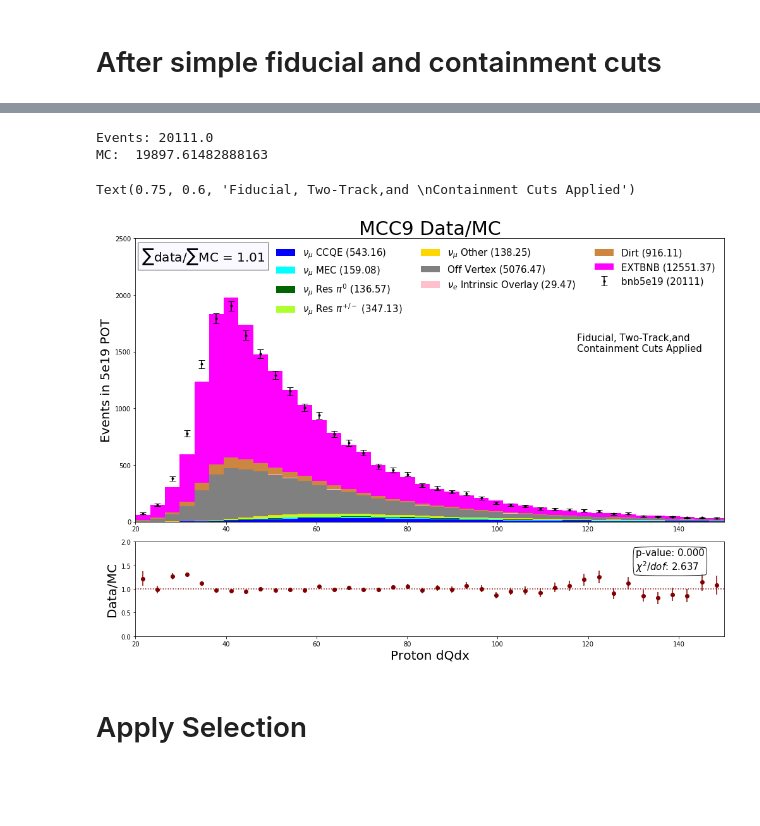
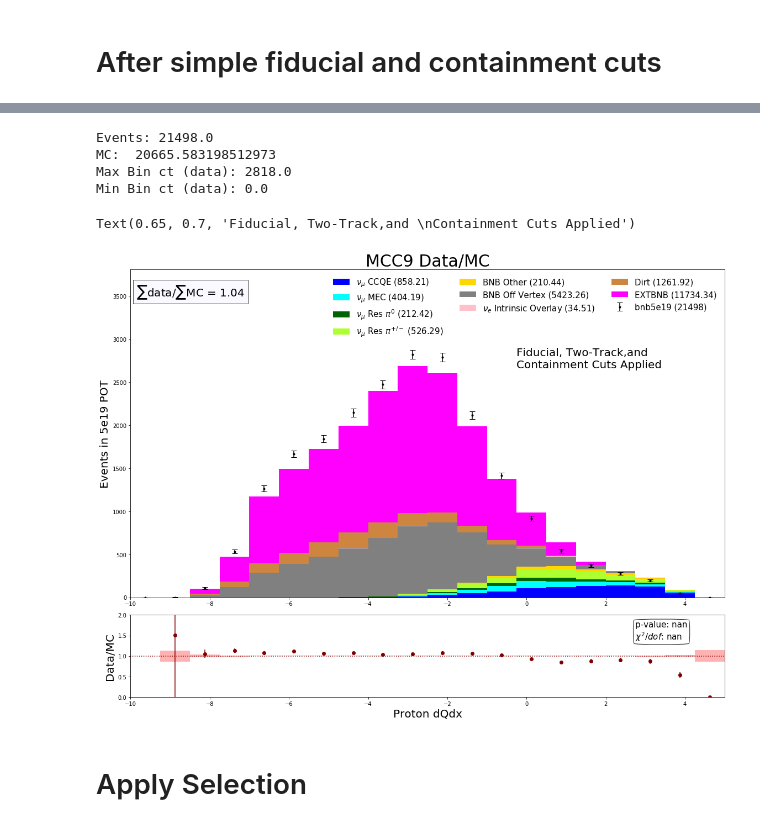
Before and after one commit to LArbys/1L1PSelection, a Jupyter notebook: DL_1mu1p_selection-prime.ipynb, the cells around one changed output, grey strips where cells are left out. Cells and saved outputs as stored; diff of their text form; code cells hidden in the pictures; blank space fills up the shorter version.

```diff
--- a/DL_1mu1p_selection-prime.ipynb
+++ b/DL_1mu1p_selection-prime.ipynb
@@ -89,13 +115,13 @@ DIRT_POT = 3.2571504301e+20
 NUMU_POT = 1.219190611900899e+21
 NUE_POT = 1.31390317541e+23
 
-# As of Jan 20
-DATA_POT = 3.456e+19
+# As of feb 14 (NEED TO XCHECK DATA POT)
+DATA_POT = 4.4e19    #3.456e+19
 EXT_POT = (12315978.0) / float (7704849.0) * DATA_POT# 14542235.0 / 10640228.0 * DATA_POT
 
 # in future, find (negligible) emptyboys
 
-POT_SCALE_FACTOR = DATA_POT
+POT_SCALE_FACTOR = 13.2e20
 
 NUMU_SCALE = POT_SCALE_FACTOR / float(NUMU_POT)
 NUE_SCALE = POT_SCALE_FACTOR / float(NUE_POT)
@@ -128,19 +150,7 @@ for ln in s_ano_simple_w:
 # %%
-df_numu_presel = df_numu_goodruns_pmtprecut.query(s_cuts)
-df_nue_presel = df_nue_goodruns_pmtprecut.query(s_cuts)
-df_ext_presel = df_ext_goodruns_pmtprecut.query(s_cuts)
-df_data_presel = df_data_goodruns_pmtprecut.query(s_cuts)
-df_dirt_presel = df_dirt_goodruns_pmtprecut.query(s_cuts)
-
-weights_numu_presel = df_numu_presel['geniereweight']*NUMU_SCALE
-weights_nue_presel = df_nue_presel['geniereweight']*NUE_SCALE
-weights_ext_presel = np.ones(len(df_ext_presel))*EXT_SCALE
-weights_data_presel = np.ones(len(df_data_presel))*DATA_SCALE
-weights_dirt_presel = np.ones(len(df_dirt_presel))*DIRT_SCALE
-
 a_weights = [weights_numu_presel,weights_nue_presel,weights_dirt_presel,weights_ext_presel]
 a_scale = [NUMU_SCALE,NUE_SCALE,DIRT_SCALE,EXT_SCALE]
-a_labels = ['Numu Overlay','Nue Intrinsic Overlay','Dirt','EXTBNB']
+a_labels = ['Numu Overlay','Nue Intrinsic Overlay','Joe Dirt','EXTBNB']
 a_colors = ['mediumspringgreen','c','brown','mediumorchid']
 # %%
 var_numu = df_numu_presel['Enu_1m1p'].values
@@ -217,29 +310,31 @@ Text(0.75, 0.6, 'Fiducial, Two-Track,and \nContainment Cuts Applied')
 # %%
-vartest = 'Proton_dQdx'
-varname = 'Proton dQdx'
-myrange = (20,150)
-nbins = 40
-yscale = 2.5e3
+vartest = 'CosBkgScore'
+varname = varname
+myrange = (-10,5)
+nbins = 20
+yscale = 2e3
 
-var_offvtx = df_offvtx_numu_presel[vartest].values
-var_ccqe = df_CCQE_numu_presel[vartest].values
-var_mec = df_MEC_numu_presel[vartest].values
-var_pizero = df_pizero_numu_presel[vartest].values
-var_piplusminus = df_piplusminus_numu_presel[vartest].values
-var_other = df_other_numu_presel[vartest].values
+var_offvtx = df_bnb_offvtx_presel[vartest].values
+var_ccqe = df_numu_CCQE_presel[vartest].values
+var_mec = df_numu_MEC_presel[vartest].values
+var_pizero = df_numu_pizero_presel[vartest].values
+var_piplusminus = df_numu_piplusminus_presel[vartest].values
+var_other = df_bnb_other_presel[vartest].values
 var_nue = df_nue_presel[vartest].values
 var_ext = df_ext_presel[vartest].values
 var_data = df_data_presel[vartest].values
 var_dirt = df_dirt_presel[vartest].values
 
-fig,ax = plt.subplots(figsize=(14,10))
-ax0 = distplot_wratio(nbins,myrange,[var_ccqe,var_mec,var_pizero,var_piplusminus,var_other,var_offvtx,var_nue,var_dirt,var_ext],var_data,weights_data_presel,varname,yscale,True)
-ax0.annotate('Fiducial, Two-Track,and \nContainment Cuts Applied',xy=(.75,.6), xycoords='axes fraction',fontsize=15)
+fig,ax = plt.subplots(figsize=(16,12))
+ax0 = distplot_wratio(nbins,myrange,[var_ccqe,var_mec,var_pizero,var_piplusminus,var_other,var_offvtx,var_nue,var_dirt,var_ext],var_data,weights_data_presel,varname)
+ax0.annotate('Fiducial, Two-Track,and \nContainment Cuts Applied',xy=(.65,.7), xycoords='axes fraction',fontsize=20)
 # %% [output]
-Events: 20111.0
-MC:  19897.61482888163
+Events: 21498.0
+MC:  20665.583198512973
+Max Bin ct (data): 2818.0
+Min Bin ct (data): 0.0
-Text(0.75, 0.6, 'Fiducial, Two-Track,and \nContainment Cuts Applied')
+Text(0.65, 0.7, 'Fiducial, Two-Track,and \nContainment Cuts Applied')
-[figure, old version]
+[figure, new version]
 # %% [markdown]
 # Apply Selection
 # %%
```
Also changed, not shown: parts of 83 cells of this notebook, 2 other files.
